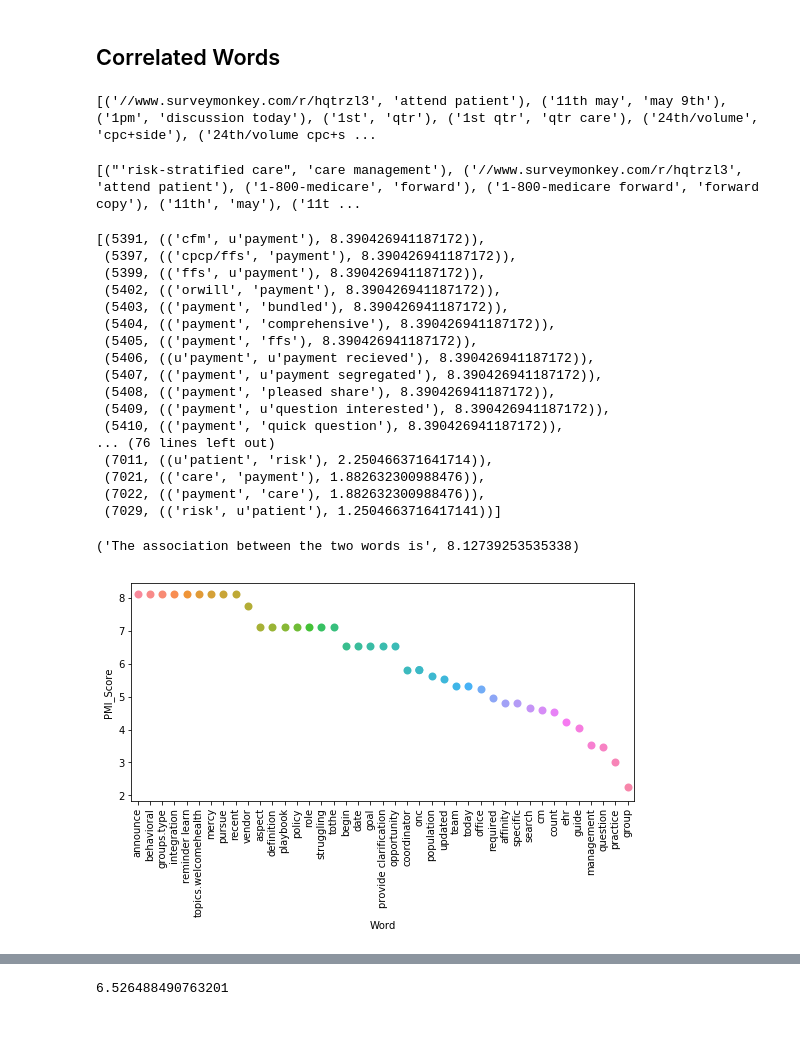
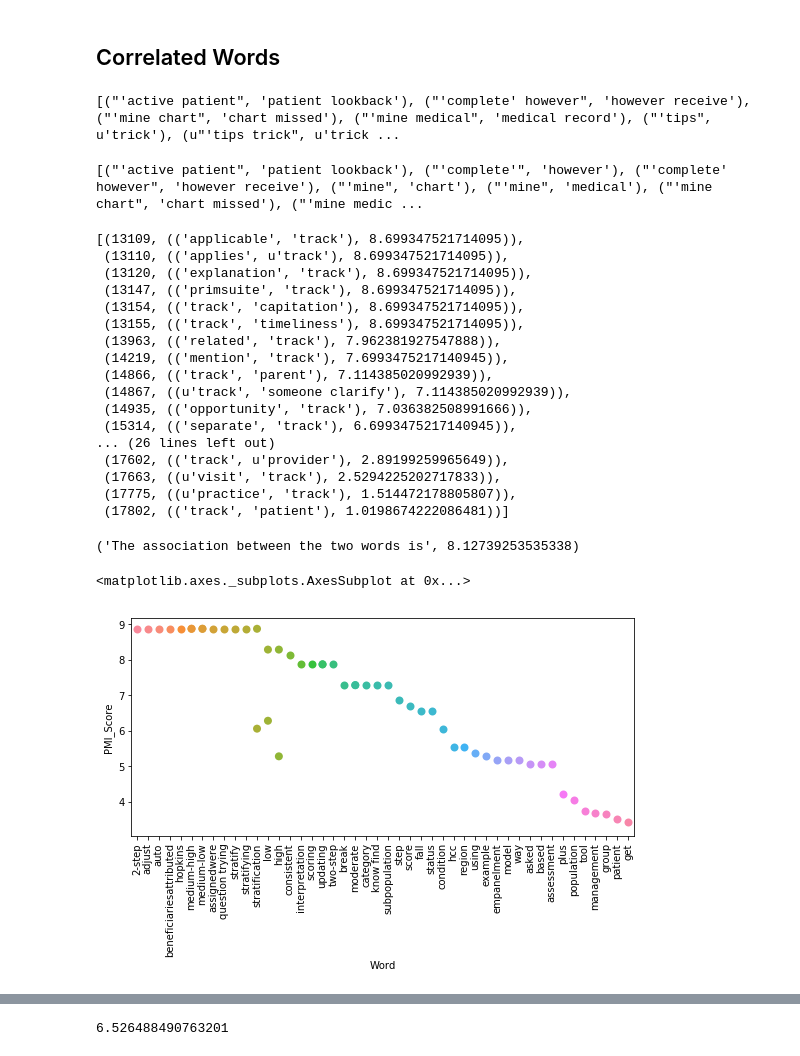
Before and after one commit to mjbrienza/Text-Analytics, a Jupyter notebook: TextAnalysis_1207.ipynb, the cells around one changed output, grey strips where cells are left out. Saved outputs shown, nothing was run; the diff lists cells and outputs as text; code cells hidden in the pictures; blank space fills up the shorter version.

Commit message:
Doing some cleaning so it can be used in the quarterly report

```diff
--- a/TextAnalysis_1207.ipynb
+++ b/TextAnalysis_1207.ipynb
@@ -44,7 +44,7 @@ from plotly.offline import download_plotlyjs, init_notebook_mode, plot, iplot
 # %% [markdown]
 ## Import and Clean Connect Report
 # %%
-report=pd.read_csv('connect_report.csv')
+report=pd.read_csv('updated_connect_report.csv')
 
 #trandforming the Date column in to pandas dates
 report['Created Date']=pd.to_datetime(report['Created Date'])
@@ -109,7 +109,7 @@ def report_generator(Group,Type,Date_start=pd.to_datetime("2017-01-01"),Date_fin
     return(final_report)
 
 
-final_report=report_generator(['CPC+ All','NLT Internal Users'],'All',"2017-02-01","2017-04-01")
+final_report=report_generator(['CPC+ All','NLT Internal Users'],'All',"2018-01-01","2018-04-06")
 
 #sample final report
 final_report.head(5)
@@ -149,6 +149,9 @@ stop.append("april")
 stop.append("friday")
 stop.append("currently")
 stop.append("regarding")
+stop.append("thank")
+stop.append("session")
+stop.append("pm")
 
 wnl = WordNetLemmatizer()
 # %%
@@ -441,14 +440,14 @@ score_collocation=finder.nbest(bigram_measures.pmi,15)
 
 print(score_collocation)
 # %% [output]
-[('//www.surveymonkey.com/r/hqtrzl3', 'attend patient'), ('11th may', 'may 9th'), ('1pm', 'discussion today'), ('1st', 'qtr'), ('1st qtr', 'qtr care'), ('24th/volume', 'cpc+side'), ('24th/volume cpc+s ...
+[("'active patient", 'patient lookback'), ("'complete' however", 'however receive'), ("'mine chart", 'chart missed'), ("'mine medical", 'medical record'), ("'tips", u'trick'), (u"'tips trick", u'trick ...
 # %%
 scored = finder.score_ngrams(bigram_measures.pmi)
 sorted_scored=sorted(bigram for bigram, score in scored)
 
 print(sorted_scored[1:10])
 # %% [output]
-[("'risk-stratified care", 'care management'), ('//www.surveymonkey.com/r/hqtrzl3', 'attend patient'), ('1-800-medicare', 'forward'), ('1-800-medicare forward', 'forward copy'), ('11th', 'may'), ('11t ...
+[("'active patient", 'patient lookback'), ("'complete'", 'however'), ("'complete' however", 'however receive'), ("'mine", 'chart'), ("'mine", 'medical'), ("'mine chart", 'chart missed'), ("'mine medic ...
 # %%
 ##allows the user to search for two words in the scores list and print the index
 def word_finder(x,y):
@@ -477,25 +476,25 @@ def single_word_finder(x,y,mode='single'):
         return final_list
 
 
-single_word_finder('risk','payment','single')
+single_word_finder('track','','single')
 # %% [output]
-[(5391, (('cfm', u'payment'), 8.390426941187172)),
- (5397, (('cpcp/ffs', 'payment'), 8.390426941187172)),
- (5399, (('ffs', u'payment'), 8.390426941187172)),
- (5402, (('orwill', 'payment'), 8.390426941187172)),
- (5403, (('payment', 'bundled'), 8.390426941187172)),
- (5404, (('payment', 'comprehensive'), 8.390426941187172)),
- (5405, (('payment', 'ffs'), 8.390426941187172)),
- (5406, ((u'payment', u'payment recieved'), 8.390426941187172)),
- (5407, (('payment', u'payment segregated'), 8.390426941187172)),
- (5408, (('payment', 'pleased share'), 8.390426941187172)),
- (5409, (('payment', u'question interested'), 8.390426941187172)),
- (5410, (('payment', 'quick question'), 8.390426941187172)),
-... (76 lines left out)
- (7011, ((u'patient', 'risk'), 2.250466371641714)),
- (7021, (('care', 'payment'), 1.882632300988476)),
- (7022, (('payment', 'care'), 1.882632300988476)),
- (7029, (('risk', u'patient'), 1.2504663716417141))]
+[(13109, (('applicable', 'track'), 8.699347521714095)),
+ (13110, (('applies', u'track'), 8.699347521714095)),
+ (13120, (('explanation', 'track'), 8.699347521714095)),
+ (13147, (('primsuite', 'track'), 8.699347521714095)),
+ (13154, (('track', 'capitation'), 8.699347521714095)),
+ (13155, (('track', 'timeliness'), 8.699347521714095)),
+ (13963, (('related', 'track'), 7.962381927547888)),
+ (14219, (('mention', 'track'), 7.6993475217140945)),
+ (14866, (('track', 'parent'), 7.114385020992939)),
+ (14867, ((u'track', 'someone clarify'), 7.114385020992939)),
+ (14935, (('opportunity', 'track'), 7.036382508991666)),
+ (15314, (('separate', 'track'), 6.6993475217140945)),
+... (26 lines left out)
+ (17602, (('track', u'provider'), 2.89199259965649)),
+ (17663, ((u'visit', 'track'), 2.5294225202717833)),
+ (17775, ((u'practice', 'track'), 1.514472178805807)),
+ (17802, (('track', 'patient'), 1.0198674222086481))]
 # %%
 ##uses the word_finder function to pull out the correlation (or some type of score) between two words
 try:
@@ -526,6 +527,7 @@ def graphing_single_word_finder(word1,word2='',mode='single'):
     #tooltip = plugins.PointLabelTooltip(final_graphing, final_graphing['Word'])
     #plugins.connect(word_graph,tooltip)
 # %%
-graphing_single_word_finder('health',mode='single')
+graphing_single_word_finder('risk',mode='single')
 # %% [output]
+<matplotlib.axes._subplots.AxesSubplot at 0x...>
-[figure, old version]
+[figure, new version]
```
Also changed, not shown: parts of 12 cells of this notebook.
